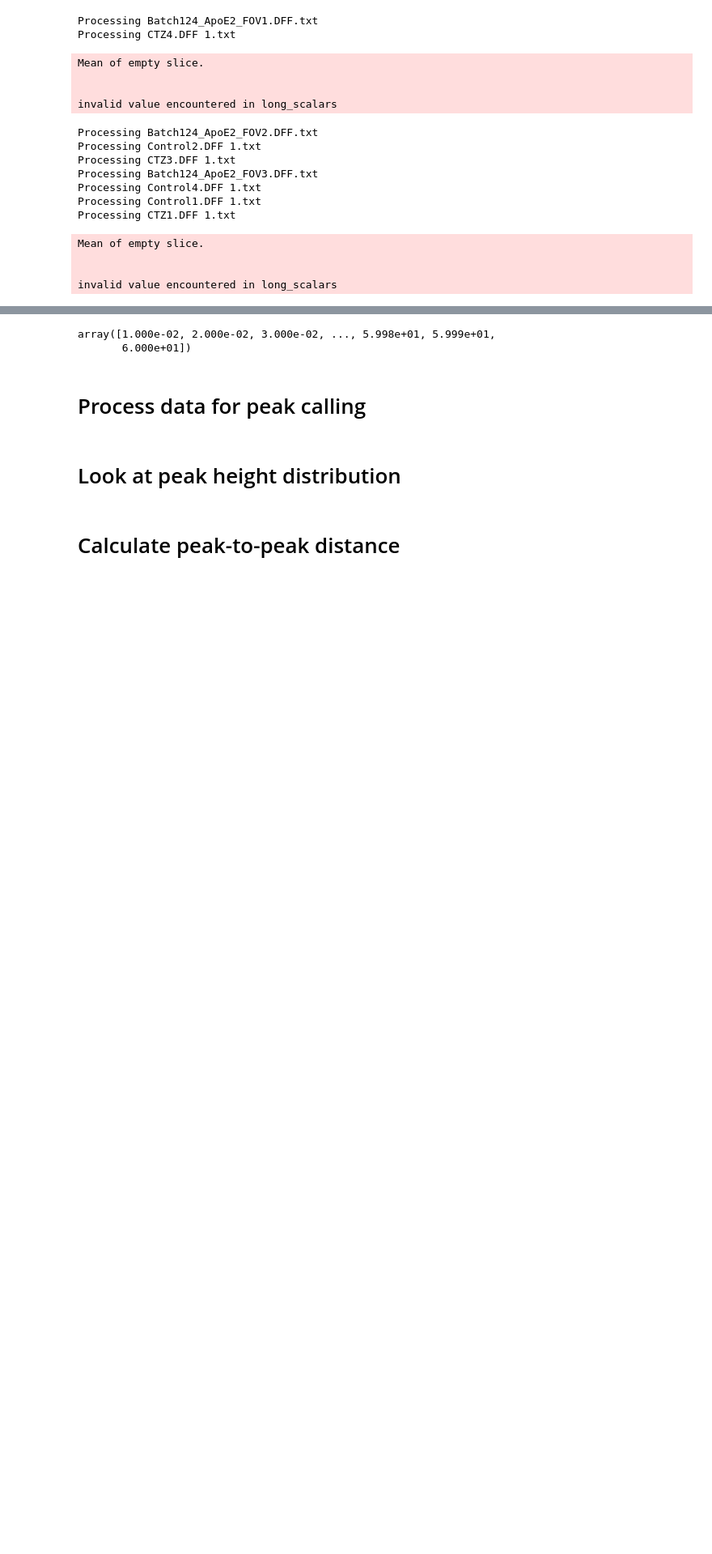
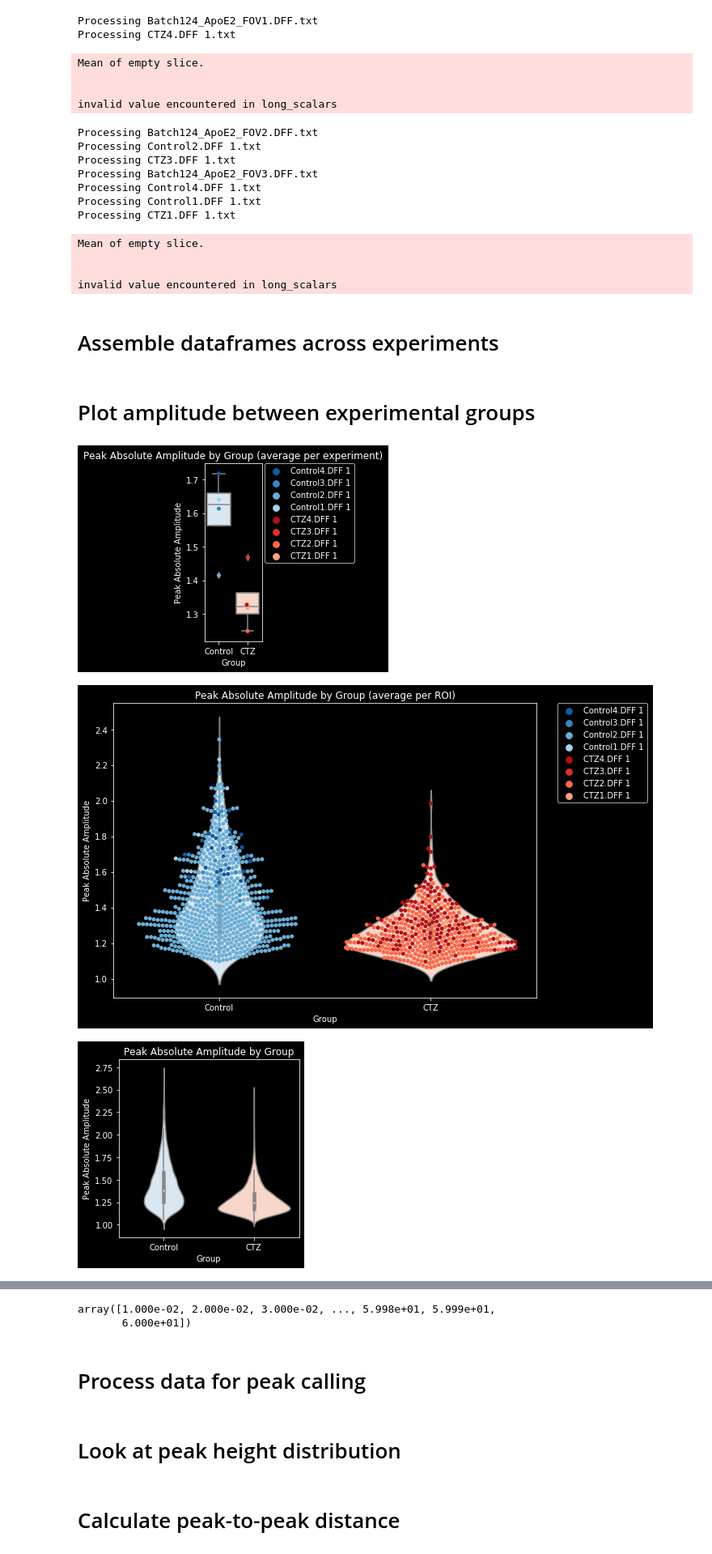
Before and after one commit to chesnov/fluorescent_peak_analysis, a Jupyter notebook: trace_feature_extract.ipynb, the cells around one changed output, grey strips where cells are left out. Shown at 81% size. Drawn from its saved outputs; the diff is of its cells as text; code cells hidden in the pictures; blank space fills up the shorter version.

```diff
--- a/trace_feature_extract.ipynb
+++ b/trace_feature_extract.ipynb
@@ -383,3 +383,5 @@ Mean of empty slice.
 
 
 invalid value encountered in long_scalars
+# %% [markdown]
+# Assemble dataframes across experiments
@@ -385,0 +421,2 @@ invalid value encountered in long_scalars
+# %% [markdown]
+# Plot amplitude between experimental groups
@@ -385,0 +449,69 @@ invalid value encountered in long_scalars
+# %%
+#Remove all experiments that have "Batch" in the name
+experiments_amplitude_df = experiments_amplitude_df[~experiments_amplitude_df['experiment_id'].str.contains('Batch')]
+experiments_amplitude_df['experiment_id'].unique()
+experiments_amplitude_df['group'] = experiments_amplitude_df['experiment_id'].apply(lambda x: 'CTZ' if 'CTZ' in x else 'Control')
+
+#Make a new dataframe with average values for each ROI
+experiment_avg_peak_amplitudes = experiments_amplitude_df.groupby('experiment_id').agg({'peak_absolute_amplitude': 'mean', 'peak_relative_amplitude' : 'mean' }).reset_index()
+experiment_avg_peak_amplitudes['group'] = experiment_avg_peak_amplitudes['experiment_id'].apply(lambda x: 'CTZ' if 'CTZ' in x else 'Control')
+
+roi_avg_peak_amplitudes = experiments_amplitude_df.groupby(['experiment_id', 'roi_id']).agg({'peak_absolute_amplitude': 'mean', 'peak_relative_amplitude' : 'mean' }).reset_index()
+roi_avg_peak_amplitudes['group'] = roi_avg_peak_amplitudes['experiment_id'].apply(lambda x: 'CTZ' if 'CTZ' in x else 'Control')
+
+#Sort experiments_amplitude_df and experiment_avg_peak_amplitudes to make sure control conditions are first
+experiments_amplitude_df = experiments_amplitude_df.sort_values(['group', 'experiment_id'], ascending=False)
+experiment_avg_peak_amplitudes = experiment_avg_peak_amplitudes.sort_values(['group', 'experiment_id'], ascending=False)
+roi_avg_peak_amplitudes = roi_avg_peak_amplitudes.sort_values(['group', 'experiment_id'], ascending=False)
+
+# Create the plot
+plt.figure(figsize=(4, 4))
+#Make the plot dark
+plt.style.use('dark_background')
+# Boxplot with group colors
+sns.boxplot(data=experiment_avg_peak_amplitudes, x='group', y='peak_absolute_amplitude', palette=group_palette)
+# Swarmplot with experiment_id colors
+sns.swarmplot(data=experiment_avg_peak_amplitudes, x='group', y='peak_absolute_amplitude', hue='experiment_id', palette=experiment_palette)
+# Adjust legend
+plt.legend(bbox_to_anchor=(1.05, 1), loc=2, borderaxespad=0.)
+# Labels and title
+plt.xlabel('Group')
+plt.ylabel('Peak Absolute Amplitude')
+plt.title('Peak Absolute Amplitude by Group (average per experiment)')
+# Layout and save as PDF
+plt.tight_layout()
+plt.savefig('Peak_Absolute_Amplitude_by_Group.pdf', format='pdf')
+plt.show()
+
+
+#Use seaborn to plot a violin plot of the peak relative amplitudes
+plt.figure(figsize=(10, 6))
+sns.violinplot(data=roi_avg_peak_amplitudes, x='group', y='peak_absolute_amplitude', palette=group_palette)
+#Add swarmplot
+sns.swarmplot(data=roi_avg_peak_amplitudes, x='group', y='peak_absolute_amplitude', hue='experiment_id', palette=experiment_palette)
+#put legend outside the plot
+plt.legend(bbox_to_anchor=(1.05, 1), loc=2, borderaxespad=0.)
+plt.xlabel('Group')
+plt.ylabel('Peak Absolute Amplitude')
+plt.title('Peak Absolute Amplitude by Group (average per ROI)')
+plt.tight_layout()
+#Seve as pdf
+plt.savefig('Peak_Absolute_Amplitude_by_ROI.pdf', format='pdf')
+plt.show()
+
+#Use seaborn to plot a violin plot of the peak relative amplitudes
+plt.figure(figsize=(4, 4))
+sns.violinplot(data=experiments_amplitude_df, x='group', y='peak_absolute_amplitude', palette=group_palette)
+#Add swarmplot
+# sns.swarmplot(data=experiments_amplitude_df, x='group', y='peak_absolute_amplitude', hue='experiment_id')
+plt.xlabel('Group')
+plt.ylabel('Peak Absolute Amplitude')
+plt.title('Peak Absolute Amplitude by Group')
+plt.tight_layout()
+#Seve as pdf
+plt.savefig('Peak_Absolute_Amplitude.pdf', format='pdf')
+plt.show()
+# %% [output]
+[figure, added]
+[figure, added]
+[figure, added]
```
Also changed, not shown: parts of 7 cells of this notebook, 7 other files.
